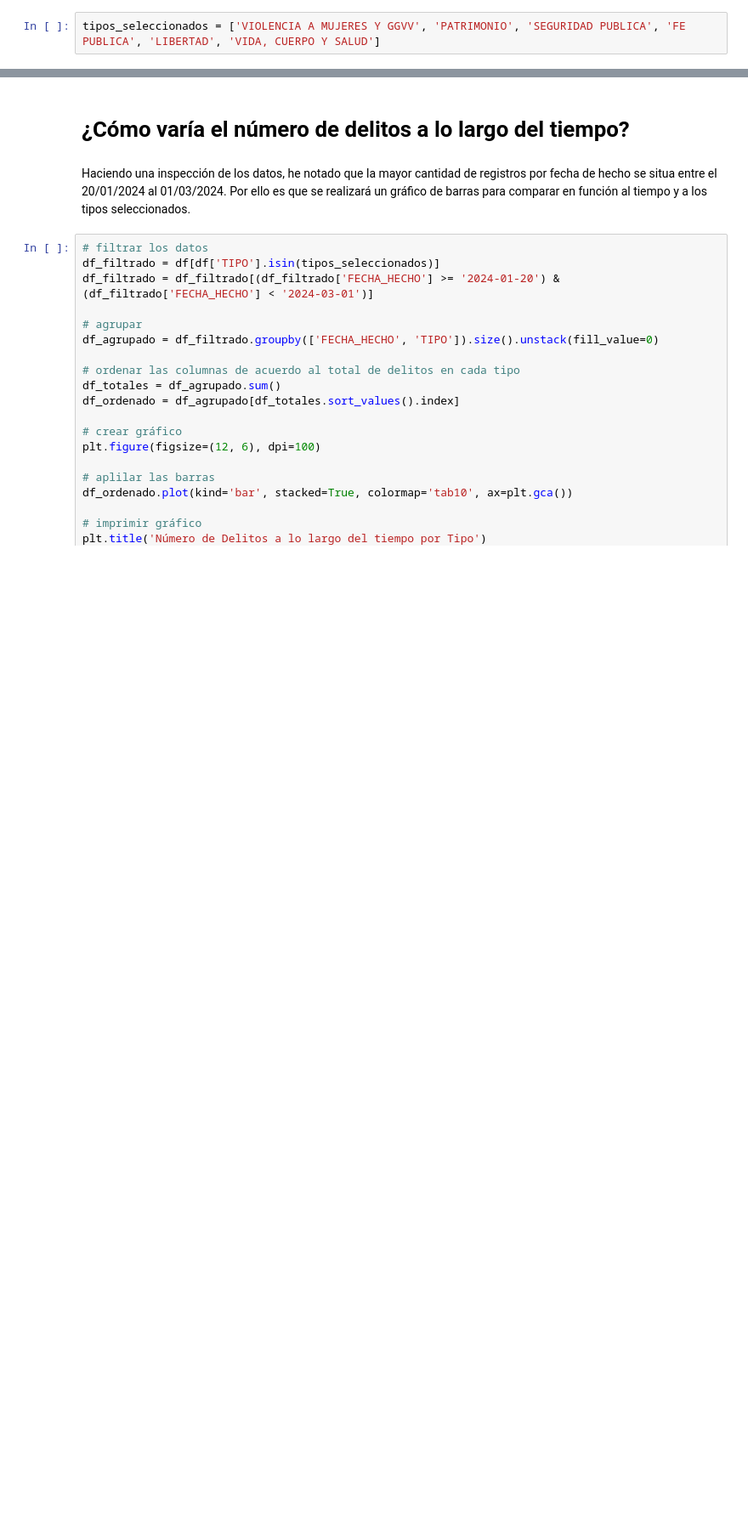
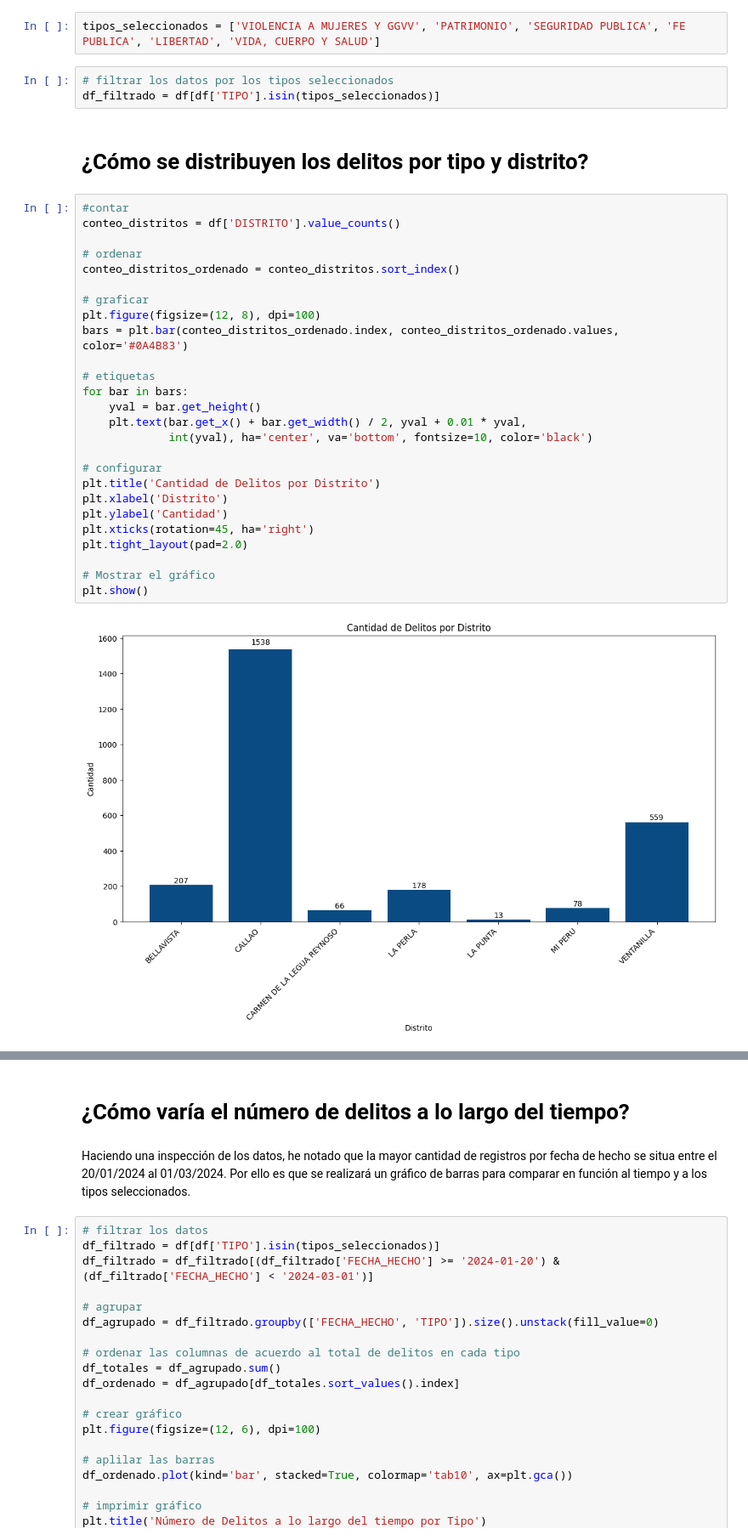
Before and after one commit to diegoteccsi/ExpresatePeruconDatos-Analisis-Delictivos-Callao, a Jupyter notebook: notebooks/analisis_exploratorio.ipynb, the cells around one changed output, grey strips where cells are left out. Shown at 85% size. Saved outputs shown, nothing was run; the diff lists cells and outputs as text; blank space fills up the shorter version.

```diff
--- a/notebooks/analisis_exploratorio.ipynb
+++ b/notebooks/analisis_exploratorio.ipynb
@@ -158,2 +158,35 @@ Ahora podemos notar que junto al tipo de 'VIOLENCIA A MUJERES Y GGVV' se encuent
 # %%
 tipos_seleccionados = ['VIOLENCIA A MUJERES Y GGVV', 'PATRIMONIO', 'SEGURIDAD PUBLICA', 'FE PUBLICA', 'LIBERTAD', 'VIDA, CUERPO Y SALUD']
+# %%
+# filtrar los datos por los tipos seleccionados
+df_filtrado = df[df['TIPO'].isin(tipos_seleccionados)]
+# %% [markdown]
+# ¿Cómo se distribuyen los delitos por tipo y distrito?
+# %%
+#contar
+conteo_distritos = df['DISTRITO'].value_counts()
+
+# ordenar
+conteo_distritos_ordenado = conteo_distritos.sort_index()
+
+# graficar
+plt.figure(figsize=(12, 8), dpi=100)
+bars = plt.bar(conteo_distritos_ordenado.index, conteo_distritos_ordenado.values, color='#0A4B83')
+
+# etiquetas
+for bar in bars:
+    yval = bar.get_height()
+    plt.text(bar.get_x() + bar.get_width() / 2, yval + 0.01 * yval,
+             int(yval), ha='center', va='bottom', fontsize=10, color='black')
+
+# configurar
+plt.title('Cantidad de Delitos por Distrito')
+plt.xlabel('Distrito')
+plt.ylabel('Cantidad')
+plt.xticks(rotation=45, ha='right')
+plt.tight_layout(pad=2.0)
+
+# Mostrar el gráfico
+plt.show()
+# %% [output]
+[figure, added]
```
Also changed, not shown: parts of 2 cells of this notebook, 4 other files.
